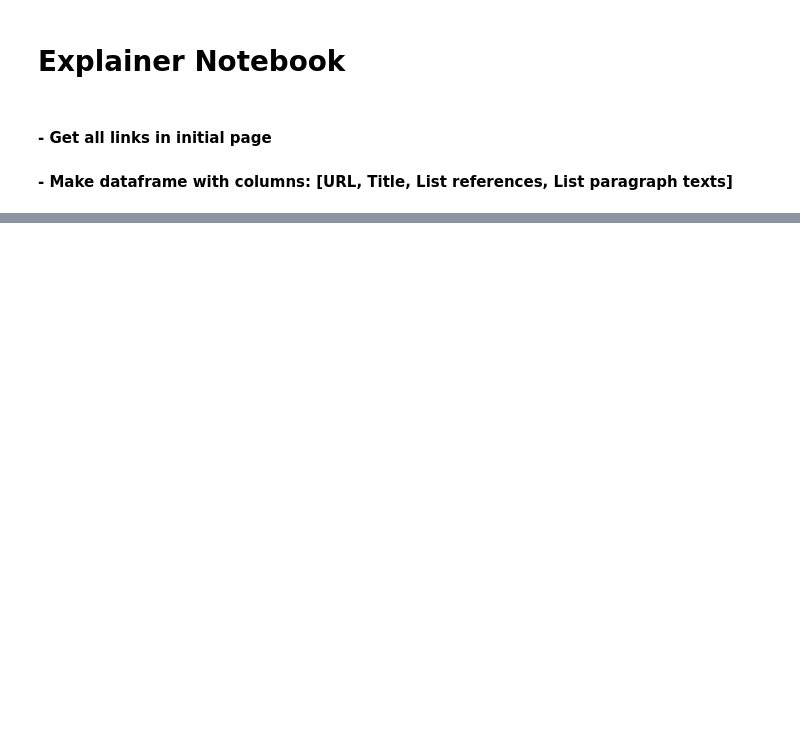
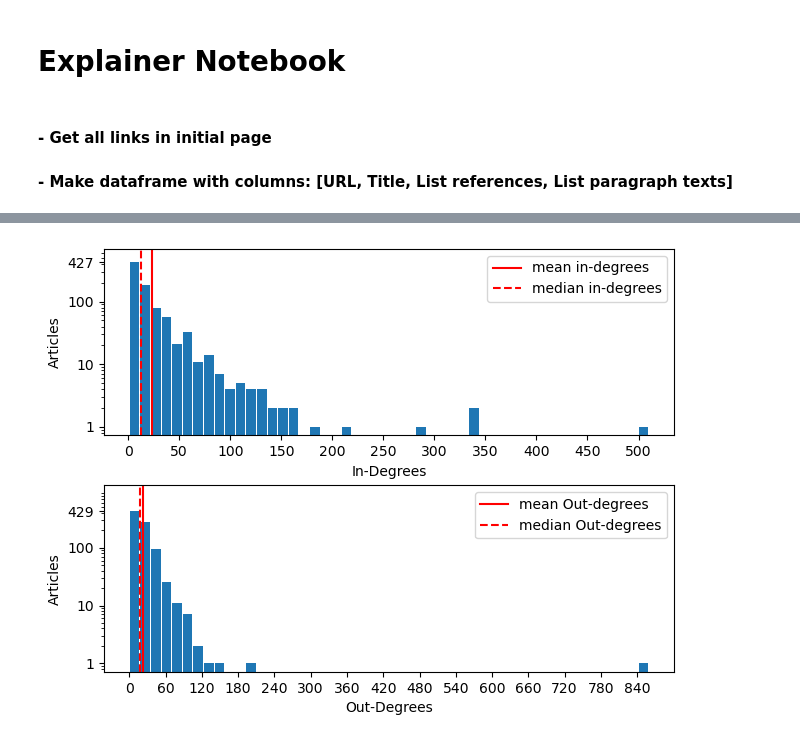
Before and after one commit to Dribo/DTU-02467_projectA, a Jupyter notebook: main.ipynb, the cells around one changed output, grey strips where cells are left out. Saved outputs shown, nothing was run; the diff lists cells and outputs as text; code cells hidden in the pictures; blank space fills up the shorter version.

```diff
--- a/main.ipynb
+++ b/main.ipynb
@@ -117,15 +170,13 @@ def mask_list(base, to_mask):
     res = [o for o in to_mask if o in base]
     return res
 
-edge_list = []
-
 # (a, b): count
 reference_count = defaultdict(lambda:0)
 
 url_list = df_get_url_list(df_wikipedia_english_fromCSV)
 for url in tqdm(url_list):
     references = df_wikipedia_english_fromCSV["LIST_REFERENCES"][url]
-    #references = mask_list(url_list, references)
+    references = mask_list(url_list, references)
 
     for url_ref in references:
         reference_count[(url, url_ref)] += 1
@@ -136,11 +187,15 @@ print(len(reference_count.keys()))
 # %%
+edge_list = []
 for a in tqdm(url_list):
     for b in url_list:
         weight = reference_count[(a,b)]
-        weight += reference_count[(b,a)]
+        # weight += reference_count[(b,a)]
         if weight > 0:
-            if not ((a, b, weight) in edge_list or (b, a, weight) in edge_list):
-                edge_list.append((a, b, weight))
+            # if not ((a, b, weight) in edge_list or (b, a, weight) in edge_list):
+            edge_list.append((a, b, weight))
 # %%
-G = nx.Graph()
+G = nx.DiGraph()
 G.add_weighted_edges_from(edge_list)
+# %%
+for node in G.nodes:
+    G.nodes[node]['Type'] = df_wikipedia_english_fromCSV[df_wikipedia_english_fromCSV.index == node].TYPE.tolist()[0]
@@ -146,0 +212,48 @@ G.add_weighted_edges_from(edge_list)
+# %%
+if OPTION_SHOW_PLOT:
+    in_degrees = [x[1] for x in G.in_degree]
+    out_degrees = [x[1] for x in G.out_degree]
+    bins = np.linspace(min(in_degrees), max(in_degrees), 50)
+
+    mean = np.mean(in_degrees)
+    median = np.median(in_degrees)
+
+    hist, edges = np.histogram(in_degrees, bins=bins)
+    x = (edges[1:] + edges[:-1])/2
+    width = bins[1] - bins[0]
+    fig, axs = plt.subplots(2)
+    axs[0].bar(x, hist, width=width*0.9)
+
+    axs[0].set_xlabel('In-Degrees')
+    axs[0].set_ylabel('Articles')
+    axs[0].set_yscale('log')
+    axs[0].set_xticks(range(0, 501, 50))
+    axs[0].set_yticks([10**0, 10**1, 10**2, max(hist)], labels=[10**0, 10**1, 10**2, max(hist)])
+    axs[0].axline((mean, 0), (mean, max(in_degrees)), color='red', label='mean in-degrees')
+    axs[0].axline((median, 0), (median, max(in_degrees)), linestyle='--', color='red', label='median in-degrees')
+    axs[0].legend()
+
+    bins = np.linspace(min(out_degrees), max(out_degrees), 50)
+
+    mean = np.mean(out_degrees)
+    median = np.median(out_degrees)
+
+    hist, edges = np.histogram(out_degrees, bins=bins)
+    x = (edges[1:] + edges[:-1])/2
+    width = bins[1] - bins[0]
+    axs[1].bar(x, hist, width=width*0.9)
+
+    axs[1].set_xlabel('Out-Degrees')
+    axs[1].set_ylabel('Articles')
+    axs[1].set_yscale('log')
+    axs[1].set_xticks(range(0, int(max(list(bins))), 60))
+    axs[1].set_yticks([10**0, 10**1, 10**2, max(hist)], labels=[10**0, 10**1, 10**2, max(hist)])
+    axs[1].axline((mean, 0), (mean, max(out_degrees)), color='red', label='mean Out-degrees')
+    axs[1].axline((median, 0), (median, max(out_degrees)), linestyle='--', color='red', label='median Out-degrees')
+    axs[1].legend()
+    fig.tight_layout(pad=0.5)
+    plt.show()
+    if OPTION_SAVE_FIG:
+        fig.savefig("./images/degree_distributions.png")
+# %% [output]
+[figure, added]
```
Also changed, not shown: parts of 19 cells of this notebook, 3 other files.
